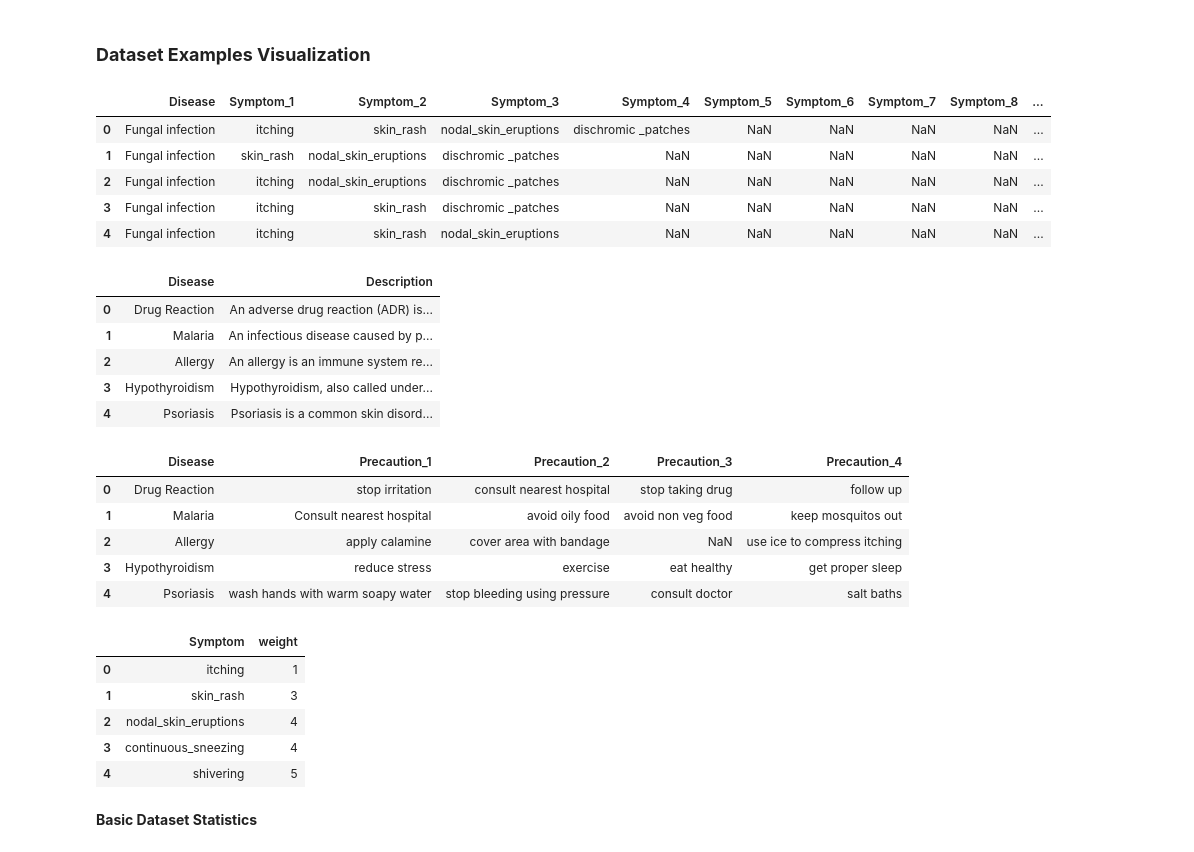
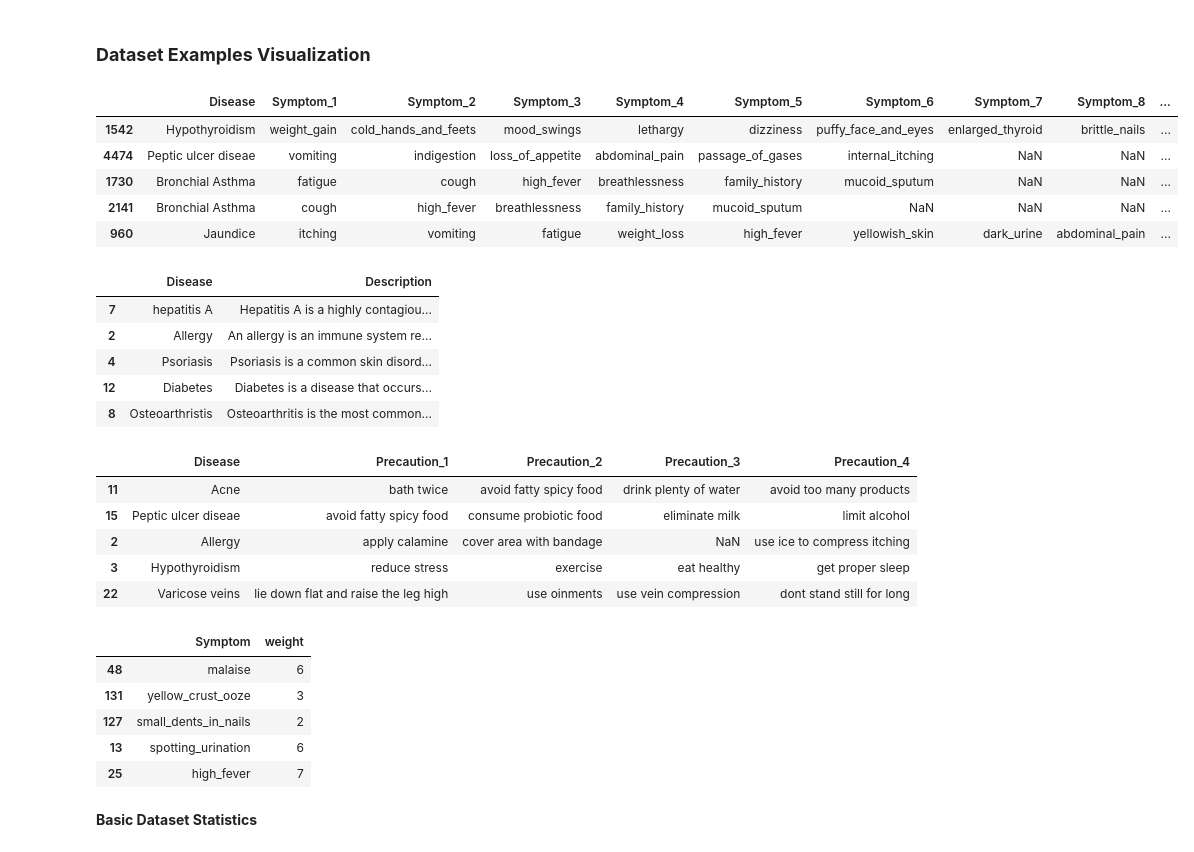
Before and after one commit to domipm/AML-Disease-Symptom, a Jupyter notebook: Visualizations.ipynb, the cells around one changed output. Drawn from its saved outputs; the diff is of its cells as text; code cells hidden in the pictures.

Commit message:
Show samples of dataset instead of header

```diff
--- a/Visualizations.ipynb
+++ b/Visualizations.ipynb
@@ -22,45 +22,45 @@ df_Sev  = pd.read_csv('Dataset/symptom_severity.csv')         # Severity weight
 # %% [markdown]
 ### **Dataset Examples Visualization**
 # %%
-# Show header of patient disease and symptoms data
-df_Data.head()
+# Show sample of patient disease and symptoms data
+df_Data.sample(5)
 # %% [output]
 |  | Disease | Symptom_1 | Symptom_2 | Symptom_3 | Symptom_4 | Symptom_5 | Symptom_6 | Symptom_7 | Symptom_8 | ... |
-| 0 | Fungal infection | itching | skin_rash | nodal_skin_eruptions | dischromic _patches | NaN | NaN | NaN | NaN | ... |
-| 1 | Fungal infection | skin_rash | nodal_skin_eruptions | dischromic _patches | NaN | NaN | NaN | NaN | NaN | ... |
-| 2 | Fungal infection | itching | nodal_skin_eruptions | dischromic _patches | NaN | NaN | NaN | NaN | NaN | ... |
-| 3 | Fungal infection | itching | skin_rash | dischromic _patches | NaN | NaN | NaN | NaN | NaN | ... |
-| 4 | Fungal infection | itching | skin_rash | nodal_skin_eruptions | NaN | NaN | NaN | NaN | NaN | ... |
+| 1542 | Hypothyroidism | weight_gain | cold_hands_and_feets | mood_swings | lethargy | dizziness | puffy_face_and_eyes | enlarged_thyroid | brittle_nails | ... |
+| 4474 | Peptic ulcer diseae | vomiting | indigestion | loss_of_appetite | abdominal_pain | passage_of_gases | internal_itching | NaN | NaN | ... |
+| 1730 | Bronchial Asthma | fatigue | cough | high_fever | breathlessness | family_history | mucoid_sputum | NaN | NaN | ... |
+| 2141 | Bronchial Asthma | cough | high_fever | breathlessness | family_history | mucoid_sputum | NaN | NaN | NaN | ... |
+| 960 | Jaundice | itching | vomiting | fatigue | weight_loss | high_fever | yellowish_skin | dark_urine | abdominal_pain | ... |
 # %%
-# Show header of disease descriptions
-df_Desc.head()
+# Show sample of disease descriptions
+df_Desc.sample(5)
 # %% [output]
 |  | Disease | Description |
-| 0 | Drug Reaction | An adverse drug reaction (ADR) is... |
-| 1 | Malaria | An infectious disease caused by p... |
+| 7 | hepatitis A | Hepatitis A is a highly contagiou... |
 | 2 | Allergy | An allergy is an immune system re... |
-| 3 | Hypothyroidism | Hypothyroidism, also called under... |
 | 4 | Psoriasis | Psoriasis is a common skin disord... |
+| 12 | Diabetes | Diabetes is a disease that occurs... |
+| 8 | Osteoarthristis | Osteoarthritis is the most common... |
 # %%
-# Show header of disease precautions
-df_Prec.head()
+# Show sample of disease precautions
+df_Prec.sample(5)
 # %% [output]
 |  | Disease | Precaution_1 | Precaution_2 | Precaution_3 | Precaution_4 |
-| 0 | Drug Reaction | stop irritation | consult nearest hospital | stop taking drug | follow up |
-| 1 | Malaria | Consult nearest hospital | avoid oily food | avoid non veg food | keep mosquitos out |
+| 11 | Acne | bath twice | avoid fatty spicy food | drink plenty of water | avoid too many products |
+| 15 | Peptic ulcer diseae | avoid fatty spicy food | consume probiotic food | eliminate milk | limit alcohol |
 | 2 | Allergy | apply calamine | cover area with bandage | NaN | use ice to compress itching |
 | 3 | Hypothyroidism | reduce stress | exercise | eat healthy | get proper sleep |
-| 4 | Psoriasis | wash hands with warm soapy water | stop bleeding using pressure | consult doctor | salt baths |
+| 22 | Varicose veins | lie down flat and raise the leg high | use oinments | use vein compression | dont stand still for long |
 # %%
 # Show header of symptom severity weights
-df_Sev.head()
+df_Sev.sample(5)
 # %% [output]
 |  | Symptom | weight |
-| 0 | itching | 1 |
-| 1 | skin_rash | 3 |
-| 2 | nodal_skin_eruptions | 4 |
-| 3 | continuous_sneezing | 4 |
-| 4 | shivering | 5 |
+| 48 | malaise | 6 |
+| 131 | yellow_crust_ooze | 3 |
+| 127 | small_dents_in_nails | 2 |
+| 13 | spotting_urination | 6 |
+| 25 | high_fever | 7 |
 # %% [markdown]
 **Basic Dataset Statistics**
 # %%
```
